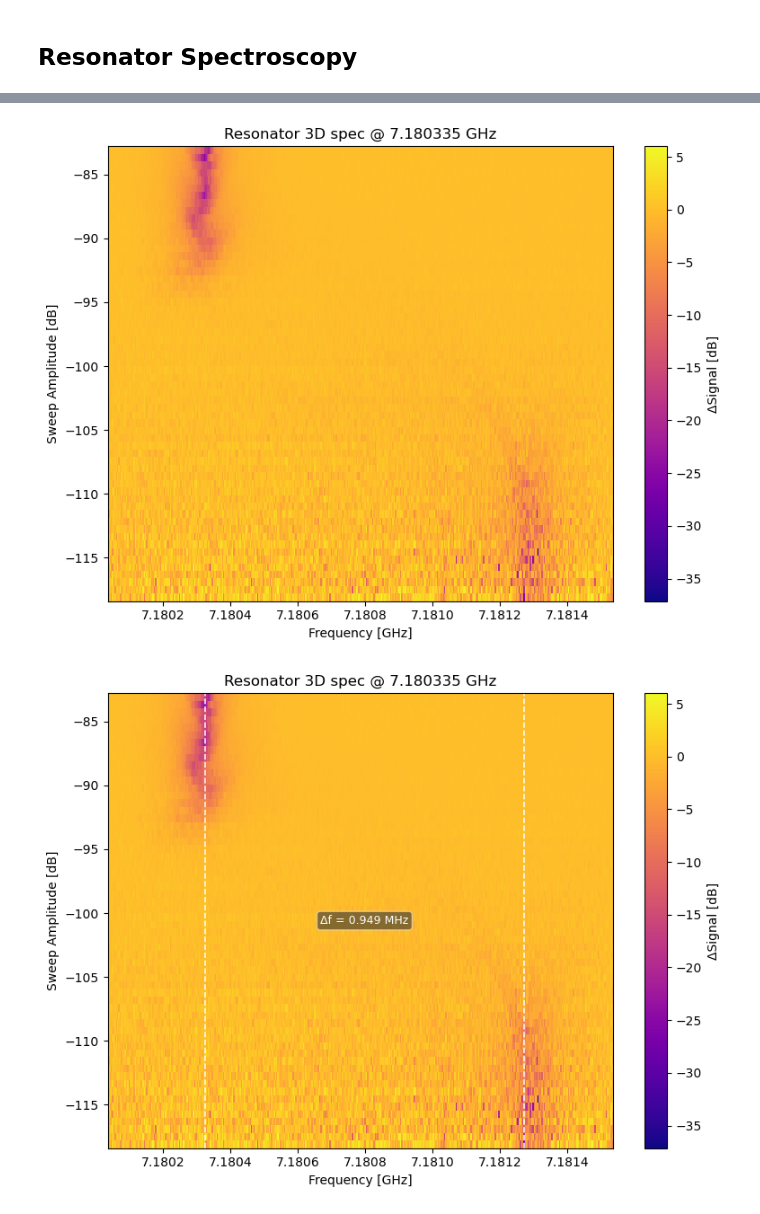
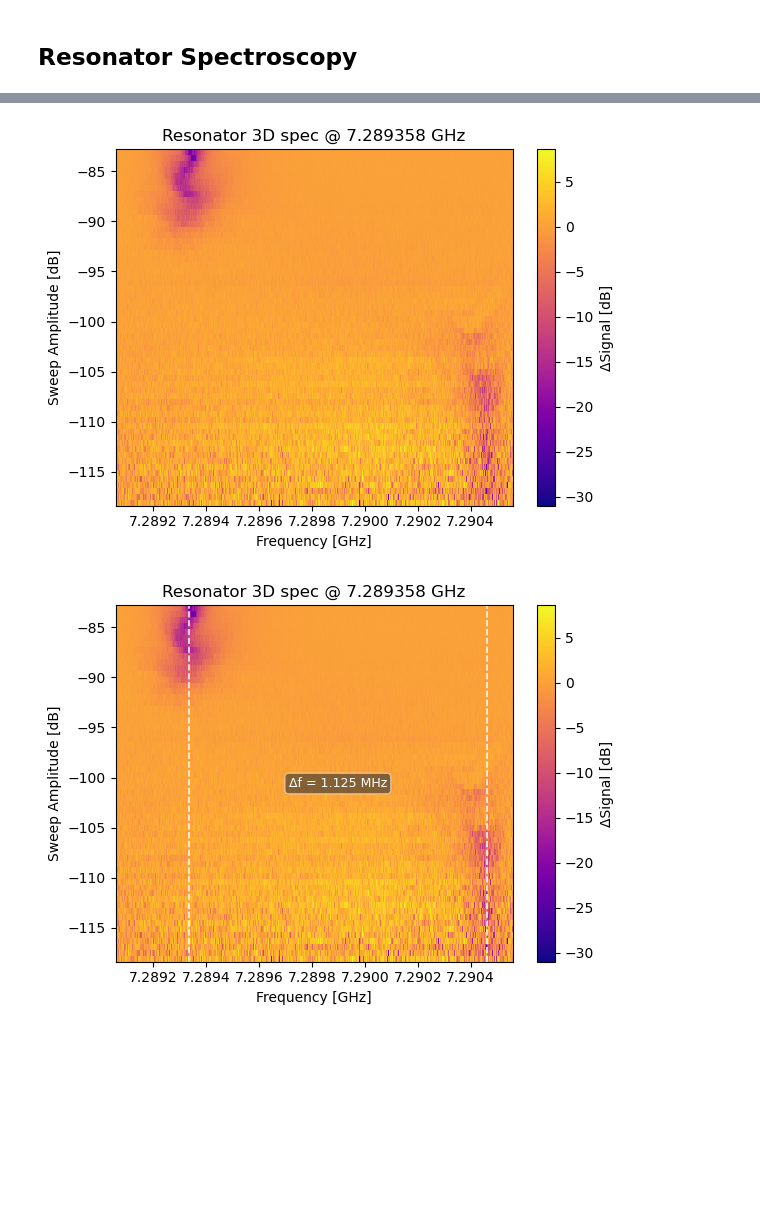
Before and after one commit to YiiiiZ/Measurement, a Jupyter notebook: resonator.ipynb, the cells around one changed output, grey strips where cells are left out. Cells and saved outputs as stored; diff of their text form; code cells hidden in the pictures; blank space fills up the shorter version.

```diff
--- a/resonator.ipynb
+++ b/resonator.ipynb
@@ -914,11 +915,11 @@ rs = resonator_spec(
     stop_freq=315e6,
     num_points=2001,
     integration_time=1e-5,
-    num_averages=8,
-    measure_range=-10,
-    measure_amp=0.7,
-    acquire_range=-20,
-    acquire_amp=0.9,
+    num_averages=9,
+    measure_range=-30,
+    measure_amp=0.3,
+    acquire_range=-40,
+    acquire_amp=0.7,
     qubit="q0",
     outdir="resonator_results",
 )
@@ -999,7 +1000,7 @@ amp_list = np.linspace(0, 35, 60)  # dB step (additional attenuation per row)
 
 # 1) Run the 3D spec
 rs.individual_spec3d_run(
-    dip_index=2,                 # or: center_Hz=YOUR_FREQ
+    dip_index=6,                 # or: center_Hz=YOUR_FREQ
     span_low_Hz=-0.3e6,
     span_high_Hz= 1.2e6,
     points=401,
@@ -1018,7 +1019,7 @@ dipres = rs.spec3d_find_two_vertical_dips(percentile=10, min_sep_bins=5, promine
 
 # 4) Re-plot to include dashed lines + Δf label and save as a second PNG
 fig_annot, _ = rs.individual_spec3d_plot(save_png=False)
-annot_path = rs.outdir / f"{rs.results_prefix}_res_spec3d_dipsepQ2.png"
+annot_path = rs.outdir / f"{rs.results_prefix}_res_spec3d_dipsepQ6.png"
 fig_annot.savefig(annot_path, dpi=600)
 
 # 5) Report results
@@ -1051,2 +1052,2 @@ print({
-[figure, old version]
+[figure, new version]
-[figure, old version]
+[figure, new version]
```
Also changed, not shown: parts of 5 cells of this notebook, 35 other files.
